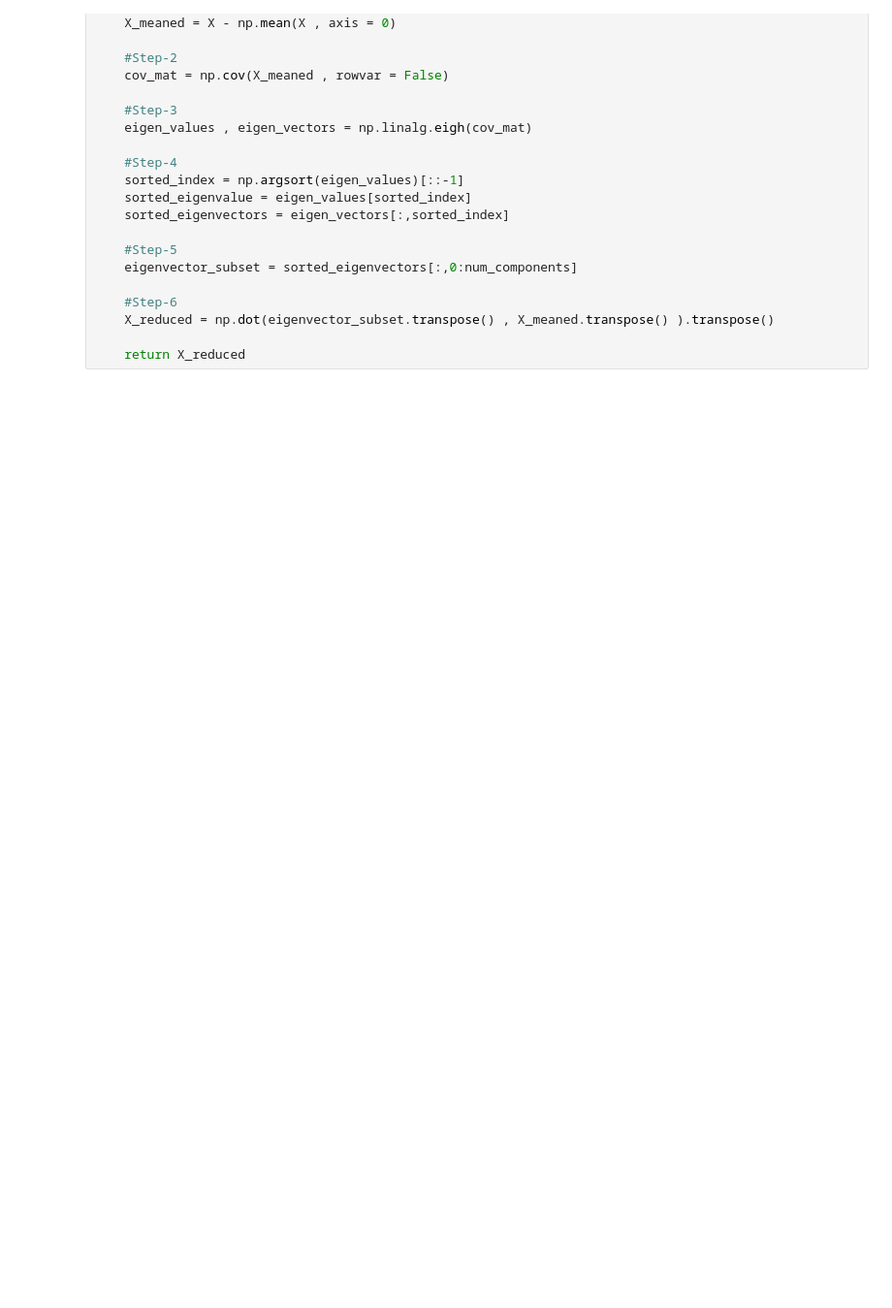
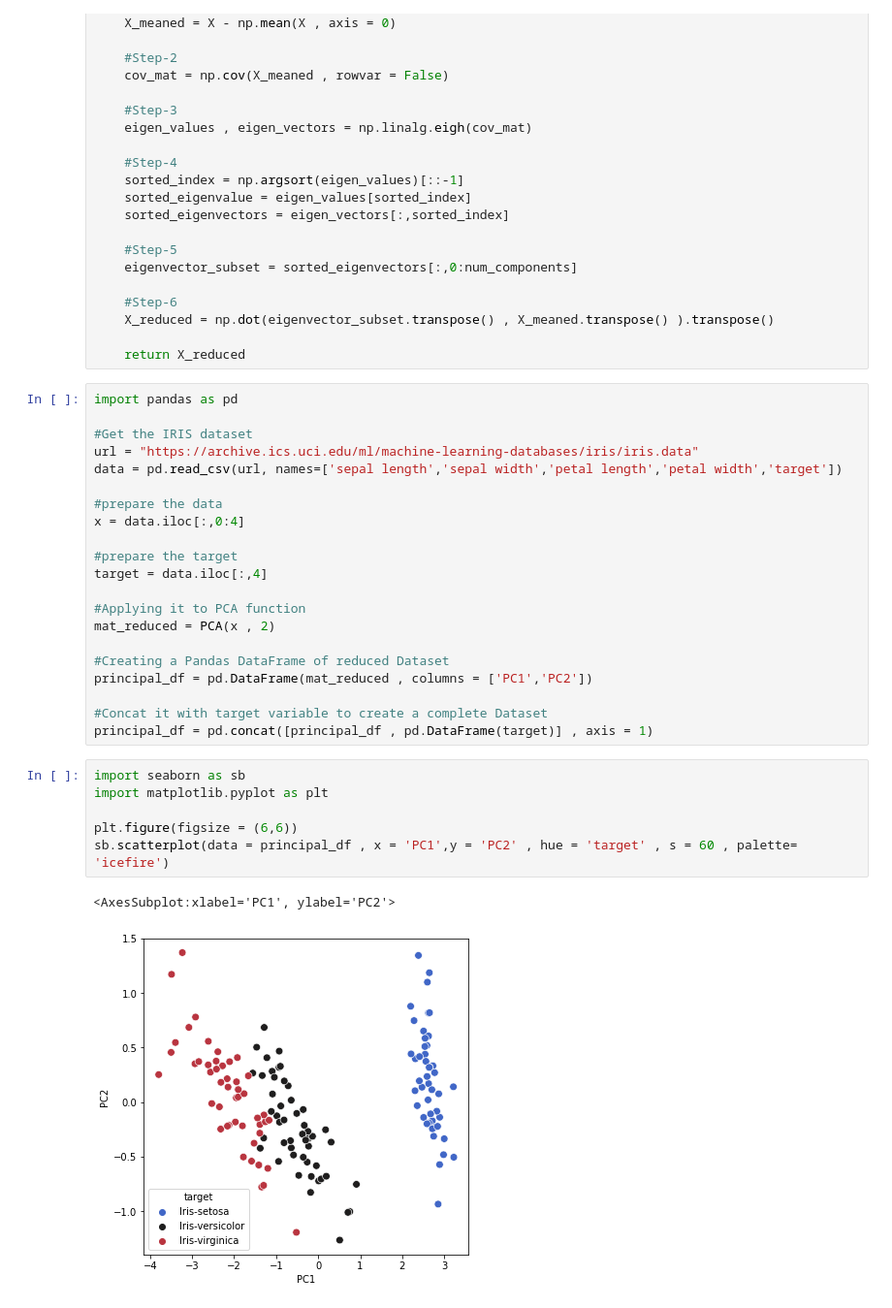
Before and after one commit to manhcuogntin4/IA-basic-algos, a Jupyter notebook: PCA.ipynb, the cells around one changed output. Shown at 97% size. Cells and saved outputs as stored; diff of their text form; blank space fills up the shorter version.

```diff
--- a/PCA.ipynb
+++ b/PCA.ipynb
@@ -59,3 +59,33 @@ def PCA(X , num_components):
     X_reduced = np.dot(eigenvector_subset.transpose() , X_meaned.transpose() ).transpose()
 
     return X_reduced
+# %%
+import pandas as pd
+
+#Get the IRIS dataset
+url = "https://archive.ics.uci.edu/ml/machine-learning-databases/iris/iris.data"
+data = pd.read_csv(url, names=['sepal length','sepal width','petal length','petal width','target'])
+
+#prepare the data
+x = data.iloc[:,0:4]
+
+#prepare the target
+target = data.iloc[:,4]
+
+#Applying it to PCA function
+mat_reduced = PCA(x , 2)
+
+#Creating a Pandas DataFrame of reduced Dataset
+principal_df = pd.DataFrame(mat_reduced , columns = ['PC1','PC2'])
+
+#Concat it with target variable to create a complete Dataset
+principal_df = pd.concat([principal_df , pd.DataFrame(target)] , axis = 1)
+# %%
+import seaborn as sb
+import matplotlib.pyplot as plt
+
+plt.figure(figsize = (6,6))
+sb.scatterplot(data = principal_df , x = 'PC1',y = 'PC2' , hue = 'target' , s = 60 , palette= 'icefire')
+# %% [output]
+<AxesSubplot:xlabel='PC1', ylabel='PC2'>
+[figure, added]
```
Also changed, not shown: 4 other files.
